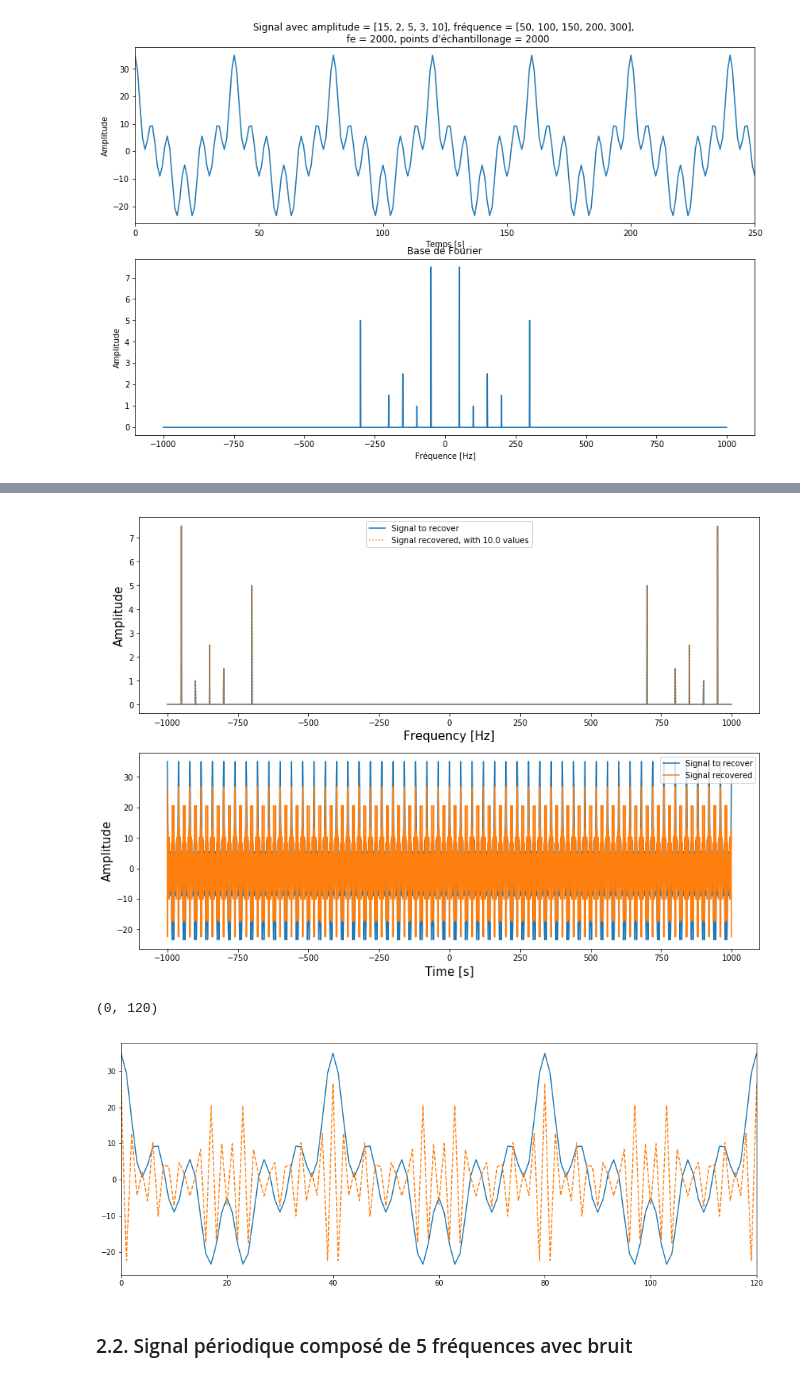
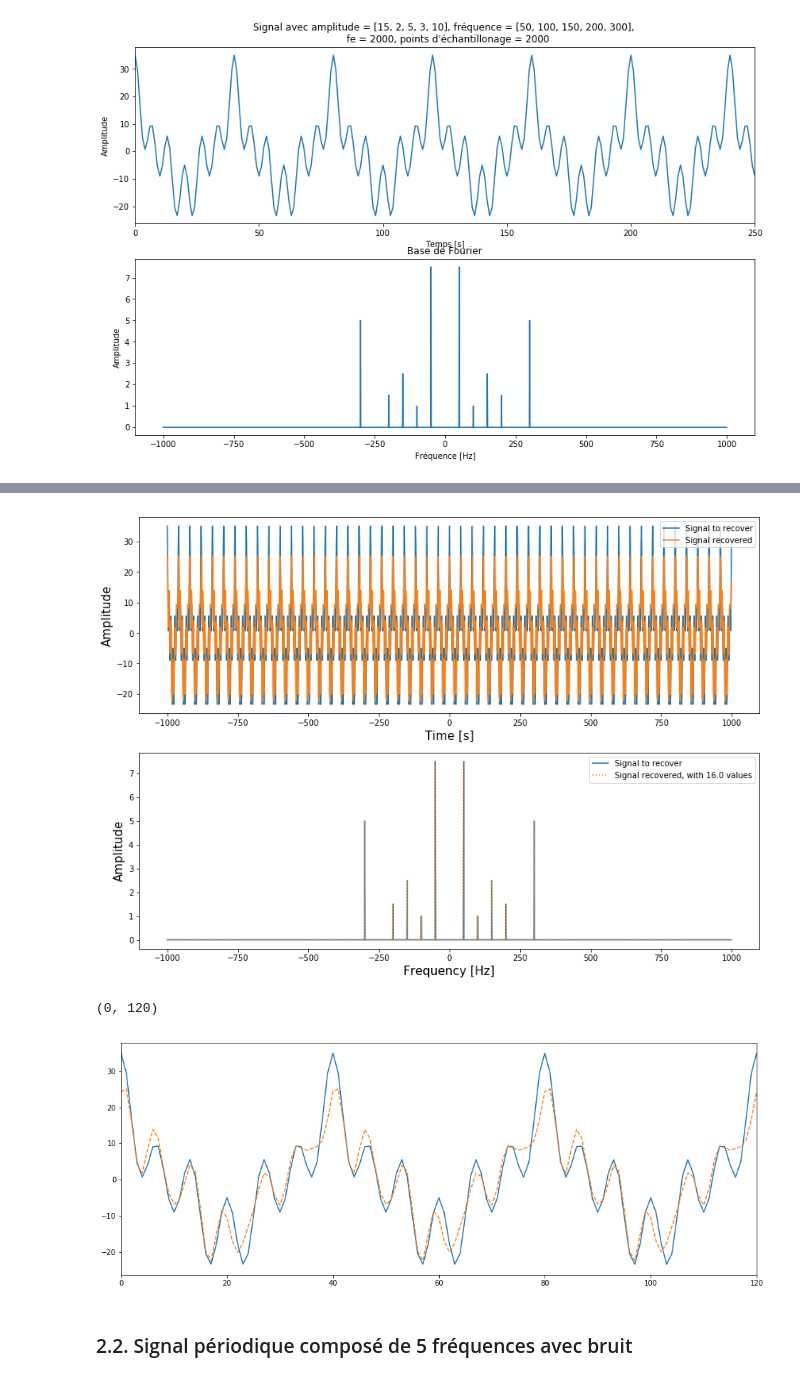
Before and after one commit to colin-ai/compressed-sensing, a Jupyter notebook: pyCompressSensing/compress_sensing.ipynb, the cells around one changed output, grey strips where cells are left out. Cells and saved outputs as stored; diff of their text form; code cells hidden in the pictures.

```diff
--- a/pyCompressSensing/compress_sensing.ipynb
+++ b/pyCompressSensing/compress_sensing.ipynb
@@ -60,5 +62,5 @@ Sampling performed : 1000 instants
 # %%
 l1 = L1min()
 
-cos2_recovered = l1.solver(signal_sampled, phi, w=408, plot_result=True)
+cos2_recovered = l1.solver(signal_sampled, phi, w=208, plot_result=True)
 # %% [output]
@@ -66,15 +68,15 @@ cos2_recovered = l1.solver(signal_sampled, phi, w=408, plot_result=True)
 # %%
 l1.plot_score(cos2.temporal, cos2_recovered)
 # %% [output]
-[figure, old version]
+[figure, new version]
 # %%
 plt.figure(figsize=(16,6))
 plt.plot(cos2.temporal)
-plt.plot(ifft(cos2_recovered), '--')
+plt.plot(ifft(ifftshift(cos2_recovered)), '--')
 plt.xlim([0,120])
 # %% [output]
 (0, 120)
-[figure, old version]
+[figure, new version]
 # %% [markdown]
 ### 2.2. Signal périodique composé de 5 fréquences avec bruit
 # %%
```
Also changed, not shown: parts of 15 cells of this notebook, 2 other files.
